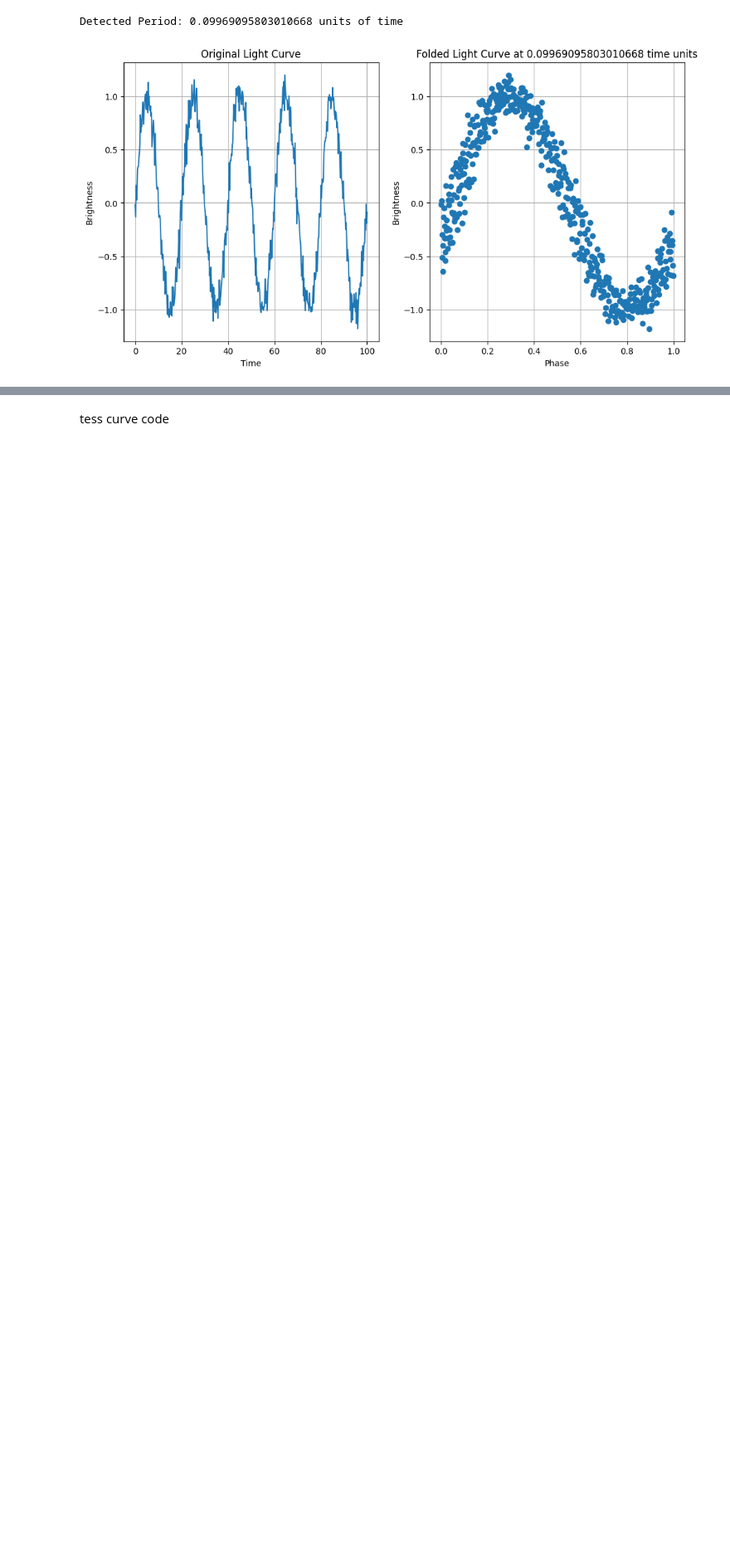
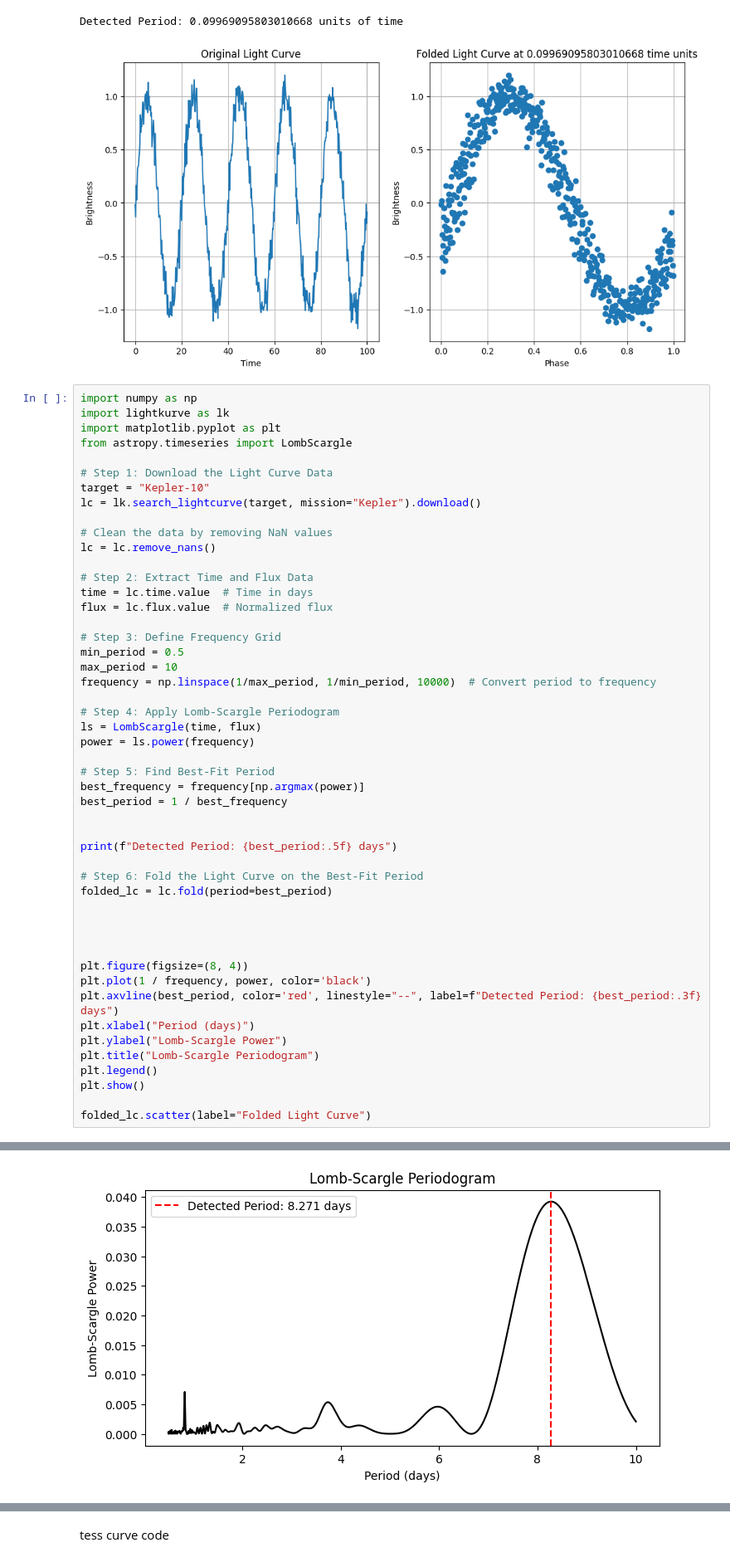
Before and after one commit to Vivek12042/algorithms, a Jupyter notebook: Untitled0.ipynb, the cells around one changed output, grey strips where cells are left out. Shown at 83% size. Cells and saved outputs as stored; diff of their text form; blank space fills up the shorter version.

```diff
--- a/Untitled0.ipynb
+++ b/Untitled0.ipynb
@@ -63,3 +63,53 @@ plt.grid(True)
 # %% [output]
 Detected Period: 0.09969095803010668 units of time
 [figure]
+# %%
+import numpy as np
+import lightkurve as lk
+import matplotlib.pyplot as plt
+from astropy.timeseries import LombScargle
+
+# Step 1: Download the Light Curve Data
+target = "Kepler-10"
+lc = lk.search_lightcurve(target, mission="Kepler").download()
+
+# Clean the data by removing NaN values
+lc = lc.remove_nans()
+
+# Step 2: Extract Time and Flux Data
+time = lc.time.value  # Time in days
+flux = lc.flux.value  # Normalized flux
+
+# Step 3: Define Frequency Grid
+min_period = 0.5
+max_period = 10
+frequency = np.linspace(1/max_period, 1/min_period, 10000)  # Convert period to frequency
+
+# Step 4: Apply Lomb-Scargle Periodogram
+ls = LombScargle(time, flux)
+power = ls.power(frequency)
+
+# Step 5: Find Best-Fit Period
+best_frequency = frequency[np.argmax(power)]
+best_period = 1 / best_frequency
+
+
+print(f"Detected Period: {best_period:.5f} days")
+
+# Step 6: Fold the Light Curve on the Best-Fit Period
+folded_lc = lc.fold(period=best_period)
+
+
+
+
+plt.figure(figsize=(8, 4))
+plt.plot(1 / frequency, power, color='black')
+plt.axvline(best_period, color='red', linestyle="--", label=f"Detected Period: {best_period:.3f} days")
+plt.xlabel("Period (days)")
+plt.ylabel("Lomb-Scargle Power")
+plt.title("Lomb-Scargle Periodogram")
+plt.legend()
+plt.show()
+
+folded_lc.scatter(label="Folded Light Curve")
+# %% [output]
@@ -65,0 +117 @@ Detected Period: 0.09969095803010668 units of time
+[figure, added]
```
Also changed, not shown: parts of 1 cell of this notebook.
